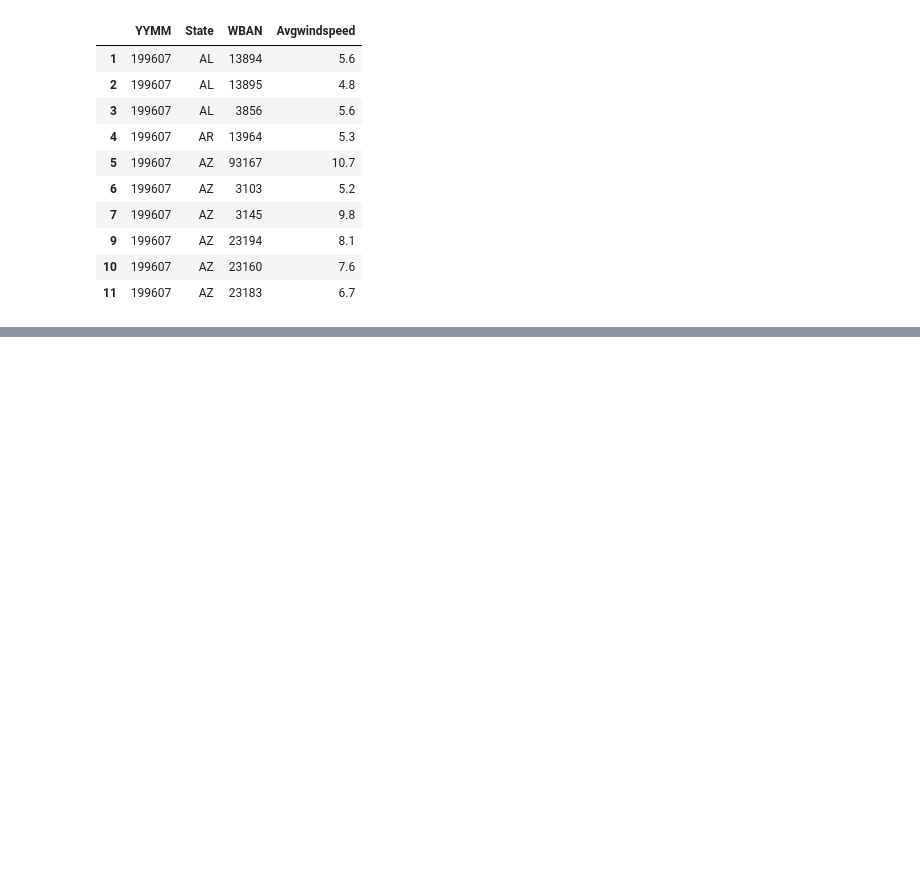
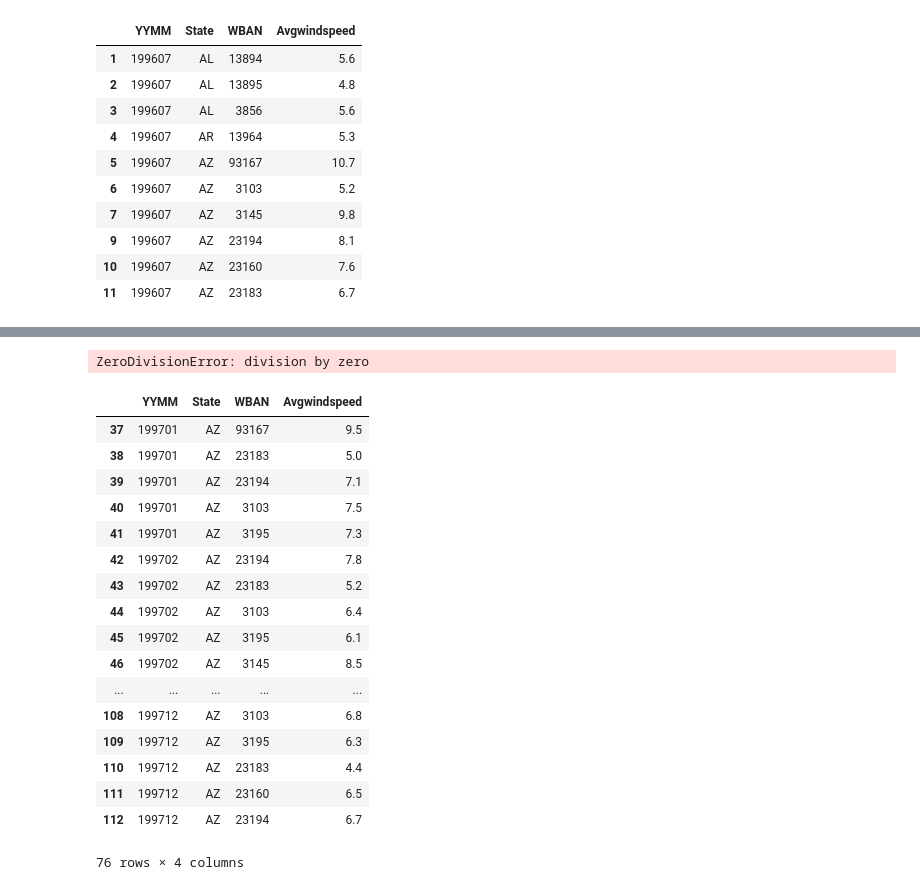
Before and after one commit to tydpan/EASE-Project, a Jupyter notebook: Arranged_Data/DF_WeatherData_Wind.ipynb, the cells around one changed output, grey strips where cells are left out. Saved outputs shown, nothing was run; the diff lists cells and outputs as text; code cells hidden in the pictures; blank space fills up the shorter version.

```diff
--- a/Arranged_Data/DF_WeatherData_Wind.ipynb
+++ b/Arranged_Data/DF_WeatherData_Wind.ipynb
@@ -72,0 +127,32 @@ See the caveats in the documentation: http://pandas.pydata.org/pandas-docs/stabl
+# %%
+for i in yearlist:
+    AZ_96to16_list = []
+    AZ_96to16 = AZ[AZ['YYMM'].str.contains("i")]
+    AZ_96to16['Avgwindspeed'] = AZ_96to16['Avgwindspeed'].astype(float)
+    avg_AZ_96to16 = sum(list(AZ_96to16['Avgwindspeed']))/len(list(AZ_96to16['Avgwindspeed']))
+    AZ_96to16_list.append(avg_AZ_96to16)
+Print (AZ_96to16)
+# %% [output]
+ZeroDivisionError: division by zero
+# %%
+df = AZ[AZ['YYMM'].str.contains("1997")]
+df
+# %% [output]
+|  | YYMM | State | WBAN | Avgwindspeed |
+| 37 | 199701 | AZ | 93167 | 9.5 |
+| 38 | 199701 | AZ | 23183 | 5.0 |
+| 39 | 199701 | AZ | 23194 | 7.1 |
+| 40 | 199701 | AZ | 3103 | 7.5 |
+| 41 | 199701 | AZ | 3195 | 7.3 |
+| 42 | 199702 | AZ | 23194 | 7.8 |
+| 43 | 199702 | AZ | 23183 | 5.2 |
+| 44 | 199702 | AZ | 3103 | 6.4 |
+| 45 | 199702 | AZ | 3195 | 6.1 |
+| 46 | 199702 | AZ | 3145 | 8.5 |
+| ... | ... | ... | ... | ... |
+| 108 | 199712 | AZ | 3103 | 6.8 |
+| 109 | 199712 | AZ | 3195 | 6.3 |
+| 110 | 199712 | AZ | 23183 | 4.4 |
+| 111 | 199712 | AZ | 23160 | 6.5 |
+| 112 | 199712 | AZ | 23194 | 6.7 |
+76 rows × 4 columns
```
Also changed, not shown: parts of 3 cells of this notebook.
